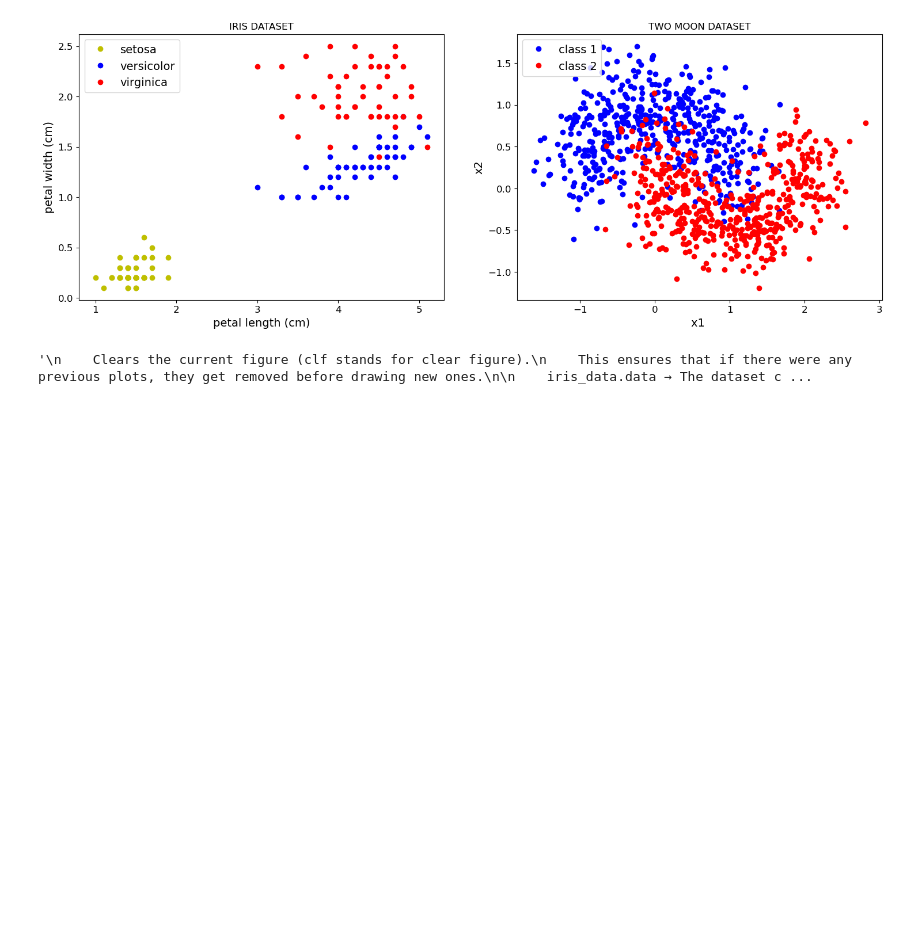
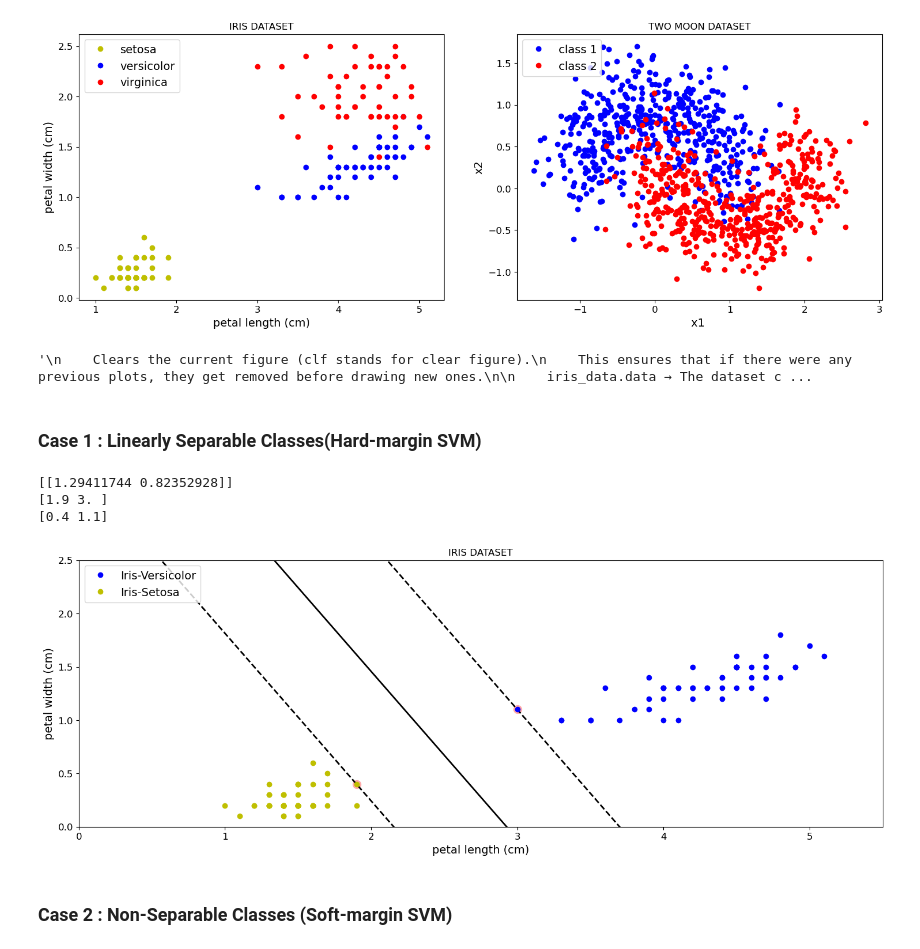
Before and after one commit to Isuru-Sandaruwan-Kumarasiri/Machine-Learning, a Jupyter notebook: 7-Support_Vector_Machine/Suppor Vector Visualizations .ipynb, the cells around one changed output. Drawn from its saved outputs; the diff is of its cells as text; code cells hidden in the pictures; blank space fills up the shorter version.

Commit message:
Linearly Separable Classes(Hard-margin SVM)

```diff
--- a/7-Support_Vector_Machine/Suppor Vector Visualizations .ipynb
+++ b/7-Support_Vector_Machine/Suppor Vector Visualizations .ipynb
@@ -135,3 +135,72 @@ plt.show()
 # %% [output]
 [figure]
 '\n    Clears the current figure (clf stands for clear figure).\n    This ensures that if there were any previous plots, they get removed before drawing new ones.\n\n    iris_data.data → The dataset c ...
+# %% [markdown]
+### Case 1 : Linearly Separable Classes(Hard-margin SVM)
+# %%
+# 1 .let us consider the petal attribute only
+
+x_iris=iris_data.data[:,(2,3)]
+y_iris=iris_data.target
+
+# 2. let us make the output binary
+
+setosa_or_versicolor = (y_iris==0) | (y_iris==1) # return boolean values
+# print(setosa_or_versicolor) and filtering y_iris=0 or y_iris=1
+x_iris=x_iris[setosa_or_versicolor]
+y_iris=y_iris[setosa_or_versicolor]
+
+
+# 3. let us define and fit the SVM classifire model
+
+from sklearn.svm import SVC
+svm_clf=SVC(kernel="linear",C=float('inf'),gamma='scale')
+svm_clf.fit(x_iris,y_iris)
+
+# let us plot the decision boundaries
+
+w=svm_clf.coef_[0]                     #---> 2D
+b=svm_clf.intercept_[0]                #---> 2D
+print(svm_clf.coef_)
+
+# w1*x1 + w2*x2 + b = 0  =====> x2=-(b+w1*x1)/w2
+x0 = np.linspace(0,5.5,200)
+decision_boundry = -w[0]/w[1] * x0 - b/w[1]
+
+
+# Support Vectors
+
+margin = 2 /w[1]
+gutter_up = decision_boundry + 0.5 * margin
+gutter_down = decision_boundry -0.5 * margin
+SVS=svm_clf.support_vectors_
+
+print(SVS[:,0])
+print(SVS[:,1])
+# %% [output]
+[[1.29411744 0.82352928]]
+[1.9 3. ]
+[0.4 1.1]
+# %%
+# plot results ...
+
+plt.figure(1,figsize=(18,6))
+plt.clf()
+
+plt.scatter(SVS[:,0],SVS[:,1] ,s=100, facecolors='#FFAAAA')
+plt.plot(x0,decision_boundry,'k-',linewidth=2)
+plt.plot(x0,gutter_up,'k--',linewidth=2)
+plt.plot(x0,gutter_down,'k--',linewidth=2)
+
+plt.plot(x_iris[:,0][y_iris==1],x_iris[:,1][y_iris==1],'bo',label="Iris-Versicolor")
+plt.plot(x_iris[:,0][y_iris==0],x_iris[:,1][y_iris==0],'yo',label="Iris-Setosa")
+plt.xlabel(iris_data.feature_names[2])
+plt.ylabel(iris_data.feature_names[3])
+plt.title("IRIS DATASET")
+plt.legend(loc='upper left',fontsize=14)
+plt.axis([0,5.5,0,2.5])
+plt.show()
+# %% [output]
+[figure, added]
+# %% [markdown]
+### Case 2 : Non-Separable Classes (Soft-margin SVM)
```
Also changed, not shown: parts of 1 cell of this notebook.
